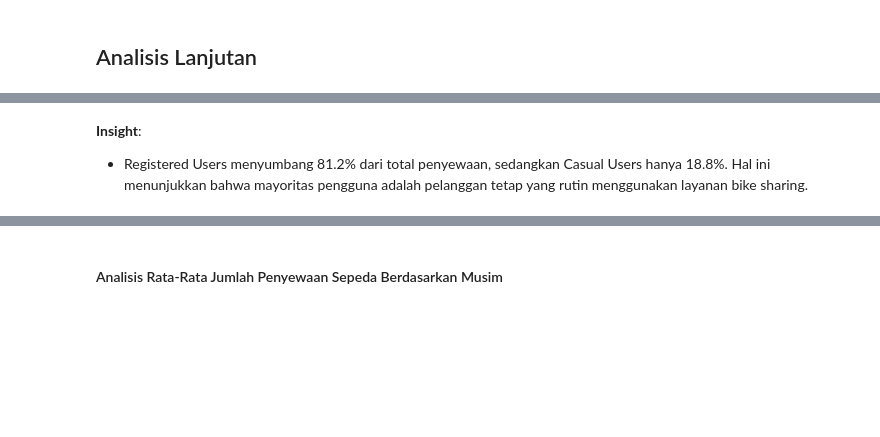
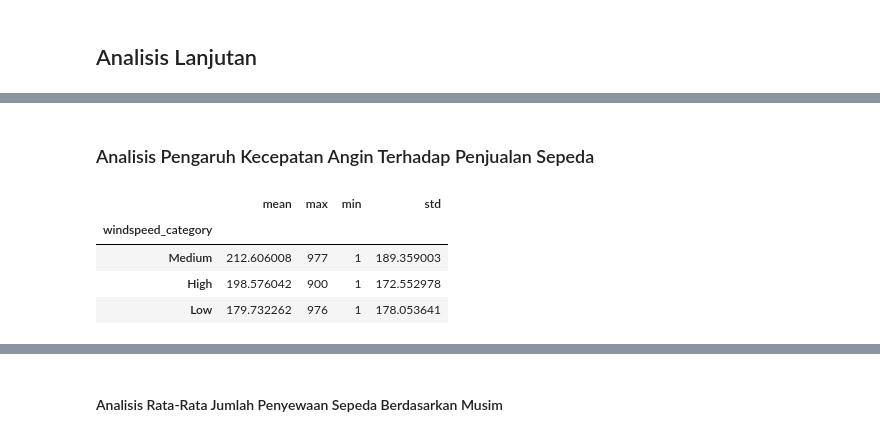
Before and after one commit to wahyunirosyidah/Bike-Sharing-Dashboard, a Jupyter notebook: notebook.ipynb, the cells around one changed output, grey strips where cells are left out. Saved outputs shown, nothing was run; the diff lists cells and outputs as text; code cells hidden in the pictures; blank space fills up the shorter version.

```diff
--- a/notebook.ipynb
+++ b/notebook.ipynb
@@ -595,3 +553,21 @@ plt.show()
-# %% [markdown]
-**Insight**:
-- Registered Users menyumbang 81.2% dari total penyewaan, sedangkan Casual Users hanya 18.8%. Hal ini menunjukkan bahwa mayoritas pengguna adalah pelanggan tetap yang rutin menggunakan layanan bike sharing.
+# %% [markdown]
+### Analisis Pengaruh Kecepatan Angin Terhadap Penjualan Sepeda
+# %%
+def categorize_windspeed(wind):
+    if wind < 0.25:
+        return 'Low'
+    elif wind < 0.40:
+        return 'Medium'
+    else:
+        return 'High'
+
+hour_df['windspeed_category'] = hour_df['windspeed'].apply(categorize_windspeed)
+windspeed_stats = hour_df.groupby('windspeed_category')['cnt'].agg(['mean', 'max', 'min', 'std'])
+windspeed_stats = windspeed_stats.sort_values(by='mean', ascending=False)
+windspeed_stats
+# %% [output]
+|  | mean | max | min | std |
+| windspeed_category |  |  |  |  |
+| Medium | 212.606008 | 977 | 1 | 189.359003 |
+| High | 198.576042 | 900 | 1 | 172.552978 |
+| Low | 179.732262 | 976 | 1 | 178.053641 |
```
Also changed, not shown: parts of 13 cells of this notebook, 1 other file.
